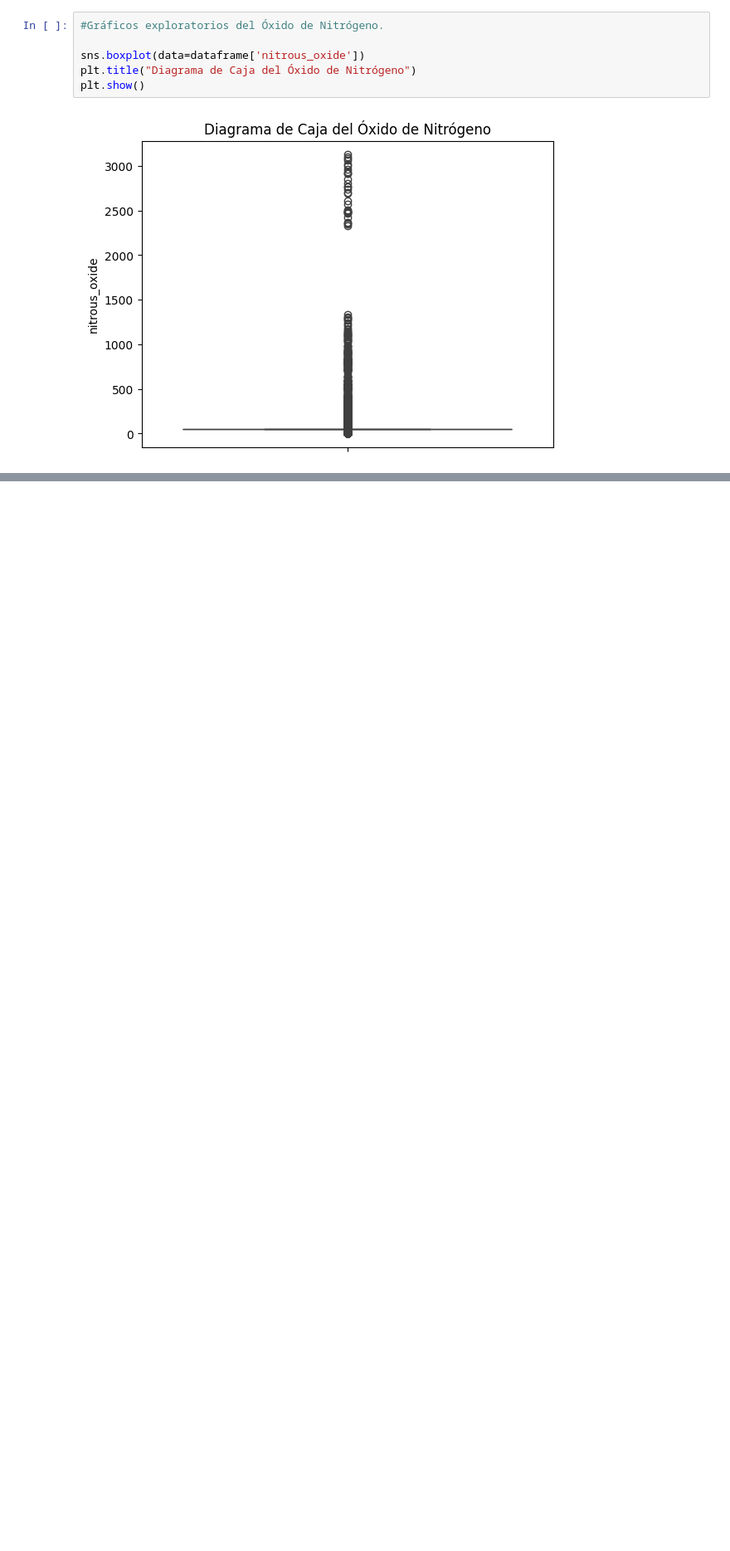
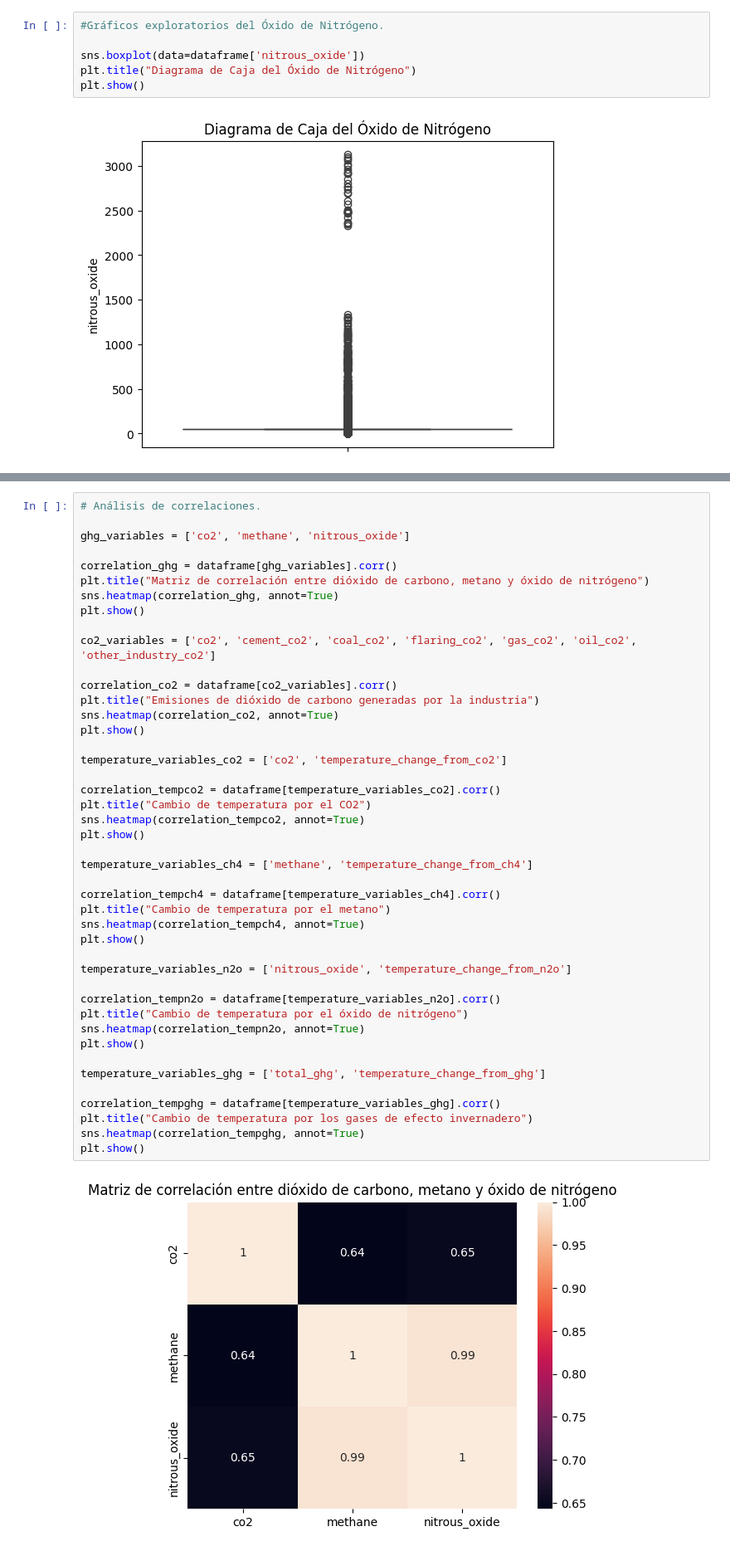
Before and after one commit to LINDAINES213/Data_Mining_Project, a Jupyter notebook: Project.ipynb, the cells around one changed output, grey strips where cells are left out. Shown at 83% size. Drawn from its saved outputs; the diff is of its cells as text; blank space fills up the shorter version.

Commit message:
Matrices de correlación terminadas

```diff
--- a/Project.ipynb
+++ b/Project.ipynb
@@ -120,0 +115,46 @@ plt.show()
+# %%
+# Análisis de correlaciones.
+
+ghg_variables = ['co2', 'methane', 'nitrous_oxide']
+
+correlation_ghg = dataframe[ghg_variables].corr()
+plt.title("Matriz de correlación entre dióxido de carbono, metano y óxido de nitrógeno")
+sns.heatmap(correlation_ghg, annot=True)
+plt.show()
+
+co2_variables = ['co2', 'cement_co2', 'coal_co2', 'flaring_co2', 'gas_co2', 'oil_co2', 'other_industry_co2']
+
+correlation_co2 = dataframe[co2_variables].corr()
+plt.title("Emisiones de dióxido de carbono generadas por la industria")
+sns.heatmap(correlation_co2, annot=True)
+plt.show()
+
+temperature_variables_co2 = ['co2', 'temperature_change_from_co2']
+
+correlation_tempco2 = dataframe[temperature_variables_co2].corr()
+plt.title("Cambio de temperatura por el CO2")
+sns.heatmap(correlation_tempco2, annot=True)
+plt.show()
+
+temperature_variables_ch4 = ['methane', 'temperature_change_from_ch4']
+
+correlation_tempch4 = dataframe[temperature_variables_ch4].corr()
+plt.title("Cambio de temperatura por el metano")
+sns.heatmap(correlation_tempch4, annot=True)
+plt.show()
+
+temperature_variables_n2o = ['nitrous_oxide', 'temperature_change_from_n2o']
+
+correlation_tempn2o = dataframe[temperature_variables_n2o].corr()
+plt.title("Cambio de temperatura por el óxido de nitrógeno")
+sns.heatmap(correlation_tempn2o, annot=True)
+plt.show()
+
+temperature_variables_ghg = ['total_ghg', 'temperature_change_from_ghg']
+
+correlation_tempghg = dataframe[temperature_variables_ghg].corr()
+plt.title("Cambio de temperatura por los gases de efecto invernadero")
+sns.heatmap(correlation_tempghg, annot=True)
+plt.show()
+# %% [output]
+[figure, added]
```
Also changed, not shown: parts of 2 cells of this notebook.
